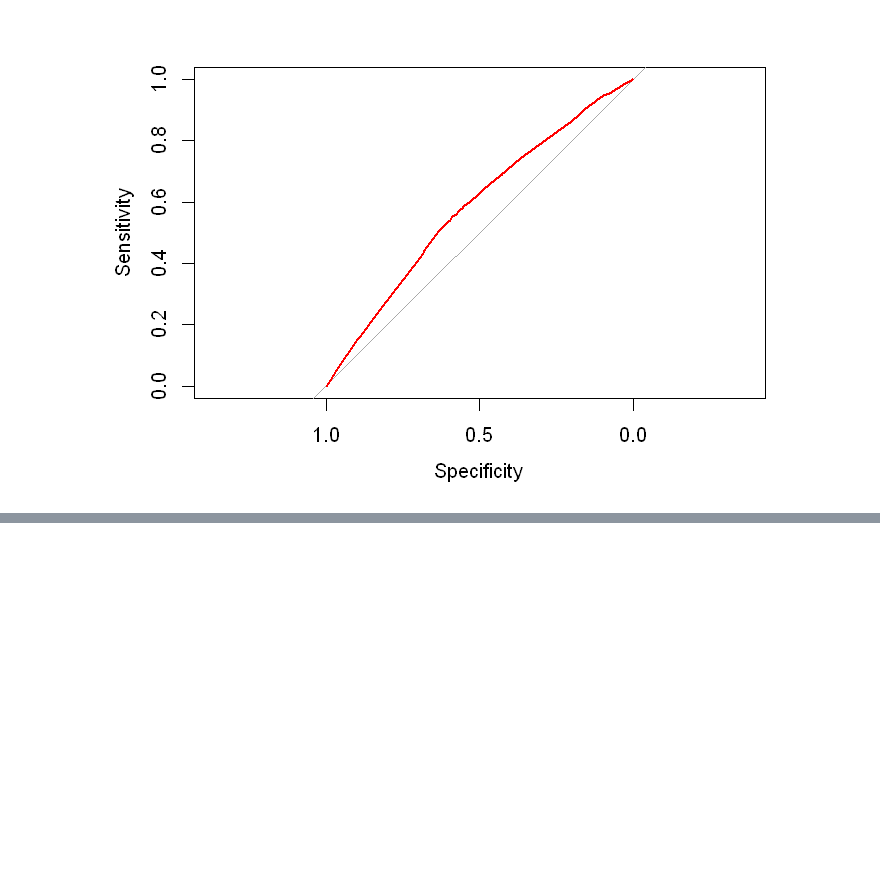
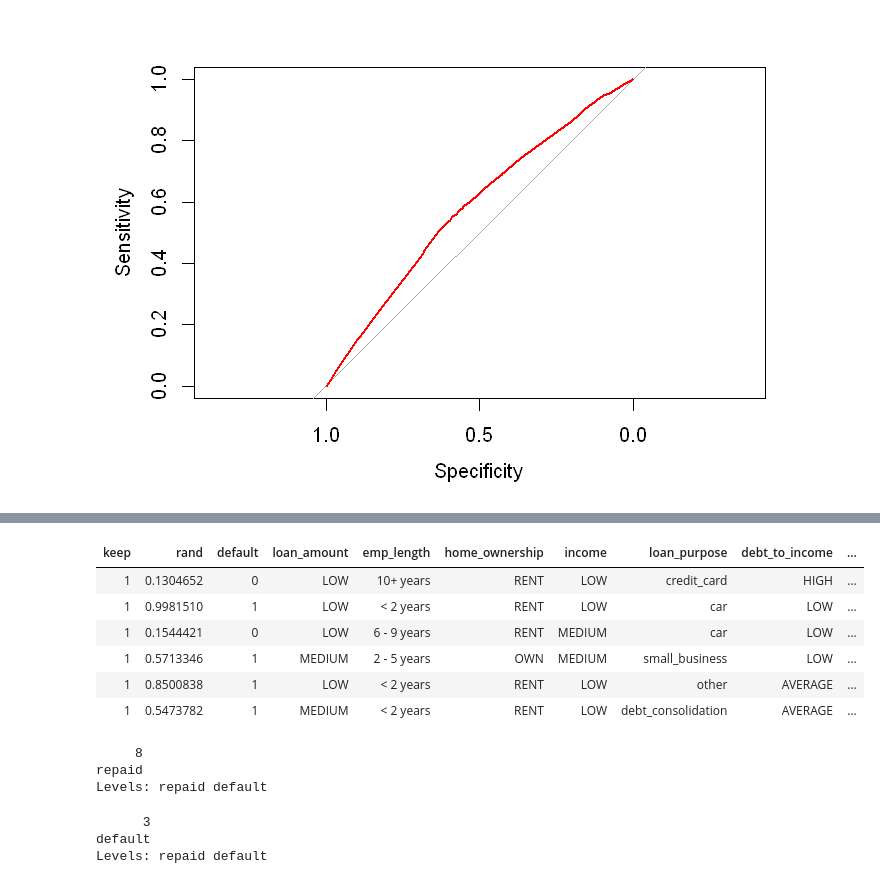
Before and after one commit to KarinRoe/R_datacamp, a Jupyter notebook: SUPERVISED LEARNING IN R CLASSIFICATION.ipynb, the cells around one changed output, grey strips where cells are left out. Saved outputs shown, nothing was run; the diff lists cells and outputs as text; code cells hidden in the pictures; blank space fills up the shorter version.

```diff
--- a/SUPERVISED LEARNING IN R CLASSIFICATION.ipynb
+++ b/SUPERVISED LEARNING IN R CLASSIFICATION.ipynb
@@ -781,0 +790,14 @@ options(repr.plot.width )
+# %%
+loans <-loan %>% mutate(outcome = keep + default) %>%
+    filter(outcome > 0)
+
+loans$outcome <- factor(loans$outcome, levels = c(1, 2), labels = c("repaid", "default"))
+head(loans)
+# %% [output]
+| keep | rand | default | loan_amount | emp_length | home_ownership | income | loan_purpose | debt_to_income | ... |
+| 1 | 0.1304652 | 0 | LOW | 10+ years | RENT | LOW | credit_card | HIGH | ... |
+| 1 | 0.9981510 | 1 | LOW | < 2 years | RENT | LOW | car | LOW | ... |
+| 1 | 0.1544421 | 0 | LOW | 6 - 9 years | RENT | MEDIUM | car | LOW | ... |
+| 1 | 0.5713346 | 1 | MEDIUM | 2 - 5 years | OWN | MEDIUM | small_business | LOW | ... |
+| 1 | 0.8500838 | 1 | LOW | < 2 years | RENT | LOW | other | AVERAGE | ... |
+| 1 | 0.5473782 | 1 | MEDIUM | < 2 years | RENT | LOW | debt_consolidation | AVERAGE | ... |
@@ -781,0 +808,16 @@ options(repr.plot.width )
+# %%
+good_credit <- loans[8,]
+# Make a prediction for someone with good credit
+predict(loan_model, good_credit, type = "class")
+# %% [output]
+     8
+repaid
+Levels: repaid default
+# %%
+bad_credit <- loans[3,]
+# Make a prediction for someone with bad credit
+predict(loan_model, bad_credit, type = "class")
+# %% [output]
+      3
+default
+Levels: repaid default
```
Also changed, not shown: parts of 18 cells of this notebook.
